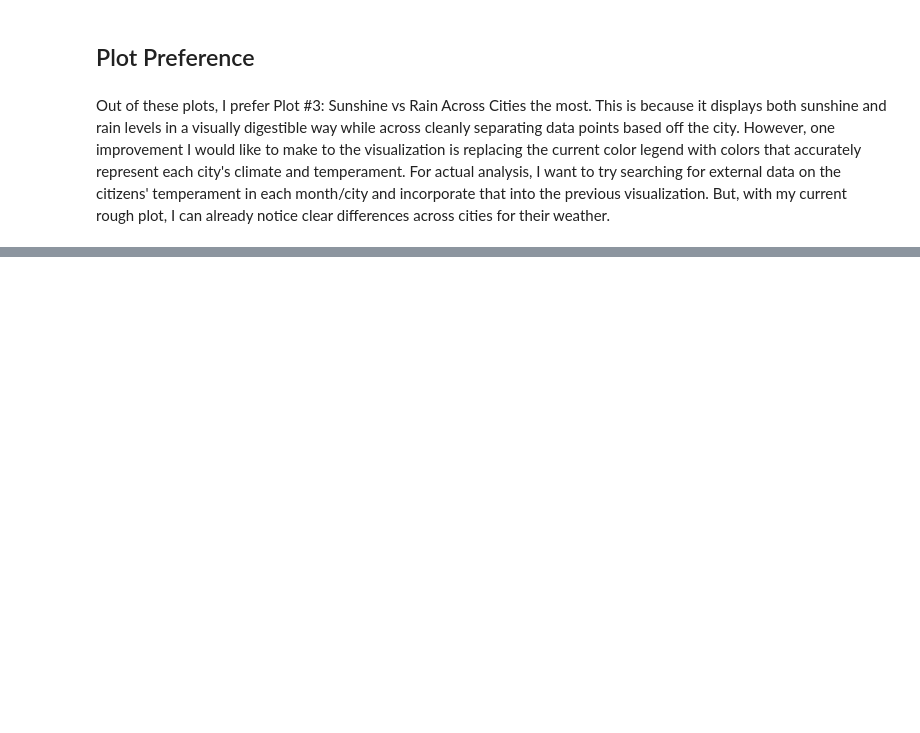
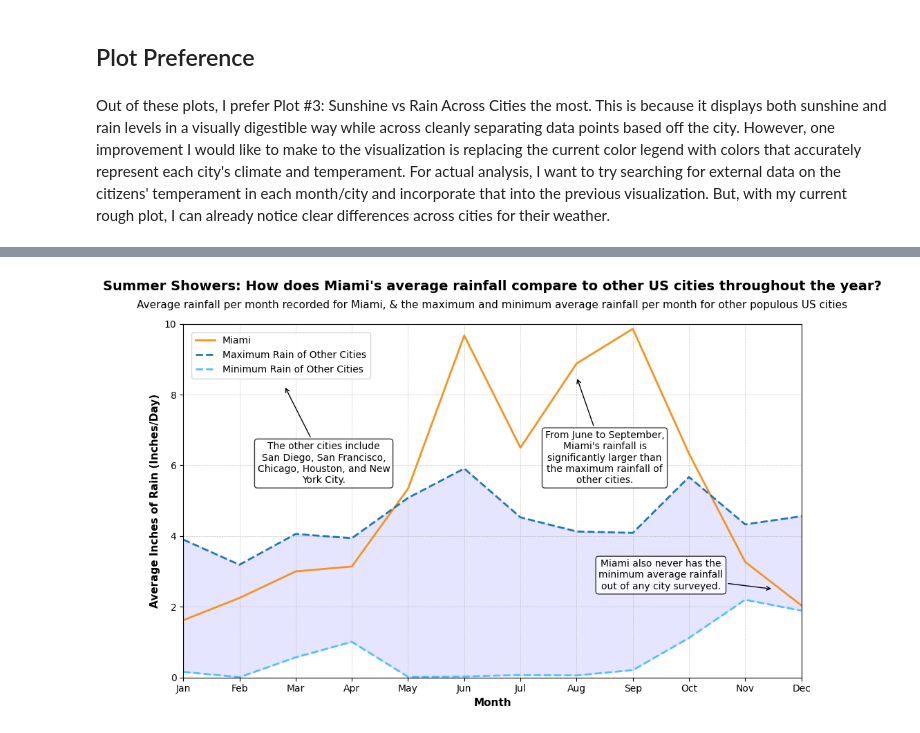
Before and after one commit to eibarolle/DSC106_Portfolio, a Jupyter notebook: projects/Project1/project1.ipynb, the cells around one changed output, grey strips where cells are left out. Cells and saved outputs as stored; diff of their text form; code cells hidden in the pictures; blank space fills up the shorter version.

```diff
--- a/projects/Project1/project1.ipynb
+++ b/projects/Project1/project1.ipynb
@@ -62,0 +120,11 @@ Out of these plots, I prefer Plot #3: Sunshine vs Rain Across Cities the most. T
+# %%
+max = df[df['city'] != 'Miami']
+min = max.copy()
+max = max.loc[max.groupby('month')['rain'].idxmax()]
+min = min.loc[min.groupby('month')['rain'].idxmin()]
+max['city'] = 'Maximum Rain of Other Cities'
+min['city'] = 'Minimum Rain of Other Cities'
+miami = df[df['city'] == 'Miami']
+final = pd.concat([max, min, miami])
+final = final.sort_values('monthnum')
+final
@@ -62,0 +151,72 @@ Out of these plots, I prefer Plot #3: Sunshine vs Rain Across Cities the most. T
+# %%
+# sns.barplot(data=summer, x='month', y='rain', hue='city', palette='Blues_d')
+# plt.title('Rain over Time Across Cities')
+# plt.xlabel('Month')
+# plt.ylabel('Rain (Inches)')
+# plt.tight_layout()
+# plt.legend(bbox_to_anchor=(1.3, 1), loc='upper right')
+
+
+plt.figure(figsize=(11, 6.5))
+
+
+sns.lineplot(data=final[final['city'] == 'Miami'], x='month', y='rain', label='Miami', color='#f7931d', linewidth=2)
+sns.lineplot(data=final[final['city'] == 'Maximum Rain of Other Cities'], x='month', y='rain', label='Maximum Rain of Other Cities', color='#1f77b4', linestyle='--', linewidth=2)
+sns.lineplot(data=final[final['city'] == 'Minimum Rain of Other Cities'], x='month', y='rain', label='Minimum Rain of Other Cities', color='#4ec2fc', linestyle='--', linewidth=2)
+
+max_values = final[final['city'] == 'Maximum Rain of Other Cities']['rain'].values
+min_values = final[final['city'] == 'Minimum Rain of Other Cities']['rain'].values
+months = final[final['city'] == 'Maximum Rain of Other Cities']['month'].values
+plt.fill_between(months, min_values, max_values, color='blue', alpha=0.1, label=None)
+
+plt.title('Summer Showers: How does Miami\'s average rainfall compare to other US cities throughout the year?', fontsize=14, fontweight='bold', pad = 35)
+plt.text(
+    5.5, 10.45,  # Adjust position as needed
+    'Average rainfall per month recorded for Miami, & the maximum and minimum average rainfall per month for other populous US cities',
+    fontsize=11,
+    ha='center'
+)
+plt.xlabel('Month', fontsize=11, fontweight='bold')
+plt.ylabel('Average Inches of Rain (Inches/Day)', fontsize=11, fontweight='bold')
+plt.xlim('Jan', 'Dec')
+plt.ylim(0, 10)
+
+def wrap_text(text, width):
+    return "\n".join(textwrap.wrap(text, width))
+
+plt.annotate(
+    wrap_text("From June to September, Miami's rainfall is significantly larger than the maximum rainfall of other cities.", width = 25),
+    xy=(7, 8.5), xycoords='data',
+    xytext=(7.5, 5.5), textcoords='data',
+    arrowprops=dict(facecolor='black', arrowstyle='->', lw=1),
+    bbox=dict(boxstyle='round,pad=0.3', edgecolor='black', facecolor='white', alpha=0.8),
+    fontsize=10, color='black', ha='center'
+)
+
+plt.annotate(
+    wrap_text("The other cities include San Diego, San Francisco, Chicago, Houston, and New York City.", width = 25),
+    xy=(1.8, 8.25), xycoords='data',
+    xytext=(2.5, 5.5), textcoords='data',
+    arrowprops=dict(facecolor='black', arrowstyle='->', lw=1),
+    bbox=dict(boxstyle='round,pad=0.3', edgecolor='black', facecolor='white', alpha=0.8),
+    fontsize=10, color='black', ha='center'
+)
+
+plt.annotate(
+    wrap_text("Miami also never has the minimum average rainfall out of any city surveyed.", width = 25),
+    xy=(10.5, 2.5), xycoords='data',
+    xytext=(8.5, 2.5), textcoords='data',
+    arrowprops=dict(facecolor='black', arrowstyle='->', lw=1),
+    bbox=dict(boxstyle='round,pad=0.3', edgecolor='black', facecolor='white', alpha=0.8),
+    fontsize=10, color='black', ha='center'
+)
+
+plt.grid(True, which='both', linestyle='--', linewidth=0.5, alpha=0.7)
+# Adjust legend and layout
+plt.legend(bbox_to_anchor=(0.31, 0.99), loc='upper right')
+plt.tight_layout()
+
+# Show the plot
+plt.show()
+# %% [output]
+[figure, added]
```
Also changed, not shown: parts of 6 cells of this notebook, 7 other files.
